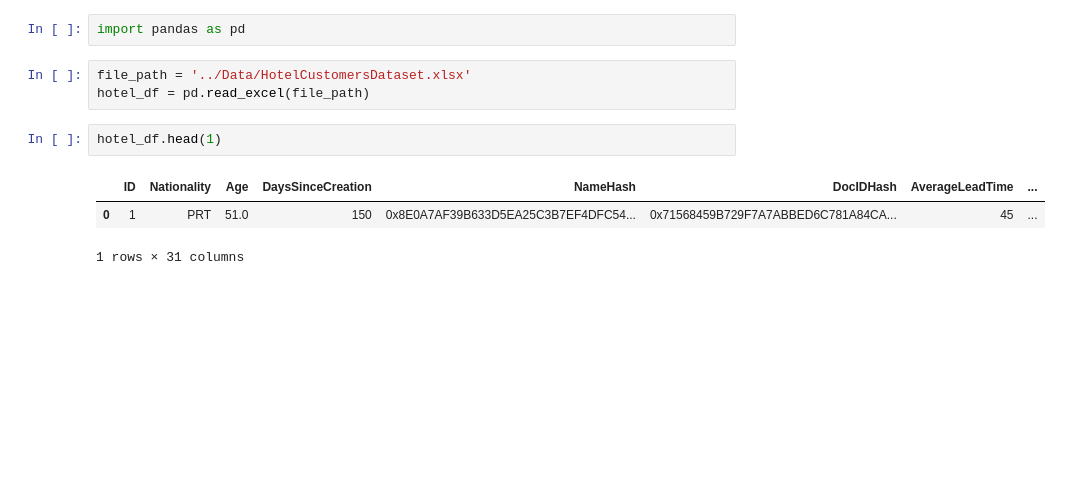
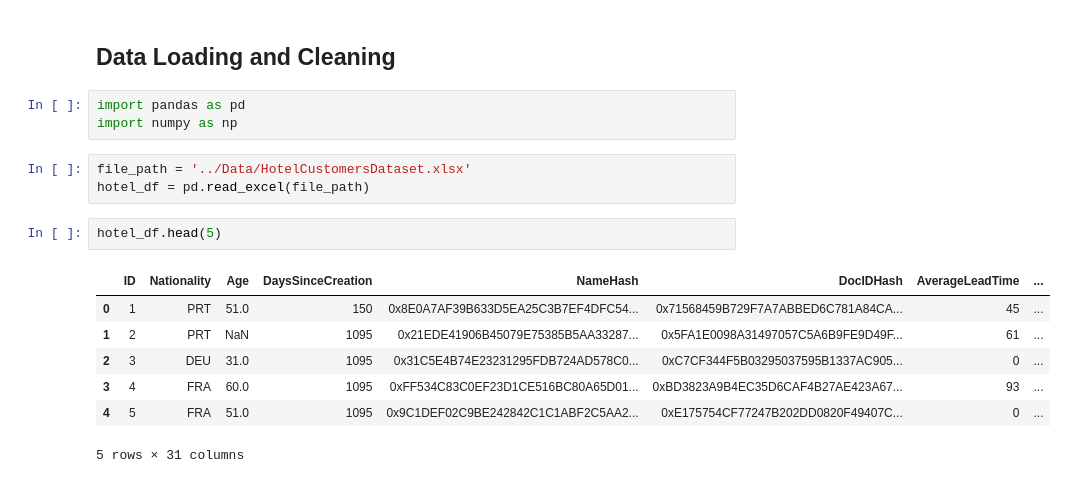
Before and after one commit to charJin/hotel-analysis, a Jupyter notebook: Notebooks/analysis.ipynb, the cells around one changed output. Cells and saved outputs as stored; diff of their text form; blank space fills up the shorter version.

Commit message:
Data Cleaning Done

```diff
--- a/Notebooks/analysis.ipynb
+++ b/Notebooks/analysis.ipynb
@@ -1,11 +1,18 @@
+# %% [markdown]
+## **Data Loading and Cleaning**
 # %%
 import pandas as pd
+import numpy as np
 # %%
 file_path = '../Data/HotelCustomersDataset.xlsx'
 hotel_df = pd.read_excel(file_path)
 # %%
-hotel_df.head(1)
+hotel_df.head(5)
 # %% [output]
 |  | ID | Nationality | Age | DaysSinceCreation | NameHash | DocIDHash | AverageLeadTime | ... |
 | 0 | 1 | PRT | 51.0 | 150 | 0x8E0A7AF39B633D5EA25C3B7EF4DFC54... | 0x71568459B729F7A7ABBED6C781A84CA... | 45 | ... |
+| 1 | 2 | PRT | NaN | 1095 | 0x21EDE41906B45079E75385B5AA33287... | 0x5FA1E0098A31497057C5A6B9FE9D49F... | 61 | ... |
+| 2 | 3 | DEU | 31.0 | 1095 | 0x31C5E4B74E23231295FDB724AD578C0... | 0xC7CF344F5B03295037595B1337AC905... | 0 | ... |
+| 3 | 4 | FRA | 60.0 | 1095 | 0xFF534C83C0EF23D1CE516BC80A65D01... | 0xBD3823A9B4EC35D6CAF4B27AE423A67... | 93 | ... |
+| 4 | 5 | FRA | 51.0 | 1095 | 0x9C1DEF02C9BE242842C1C1ABF2C5AA2... | 0xE175754CF77247B202DD0820F49407C... | 0 | ... |
-1 rows × 31 columns
+5 rows × 31 columns
```
Also changed, not shown: parts of 13 cells of this notebook, 1 other file.
